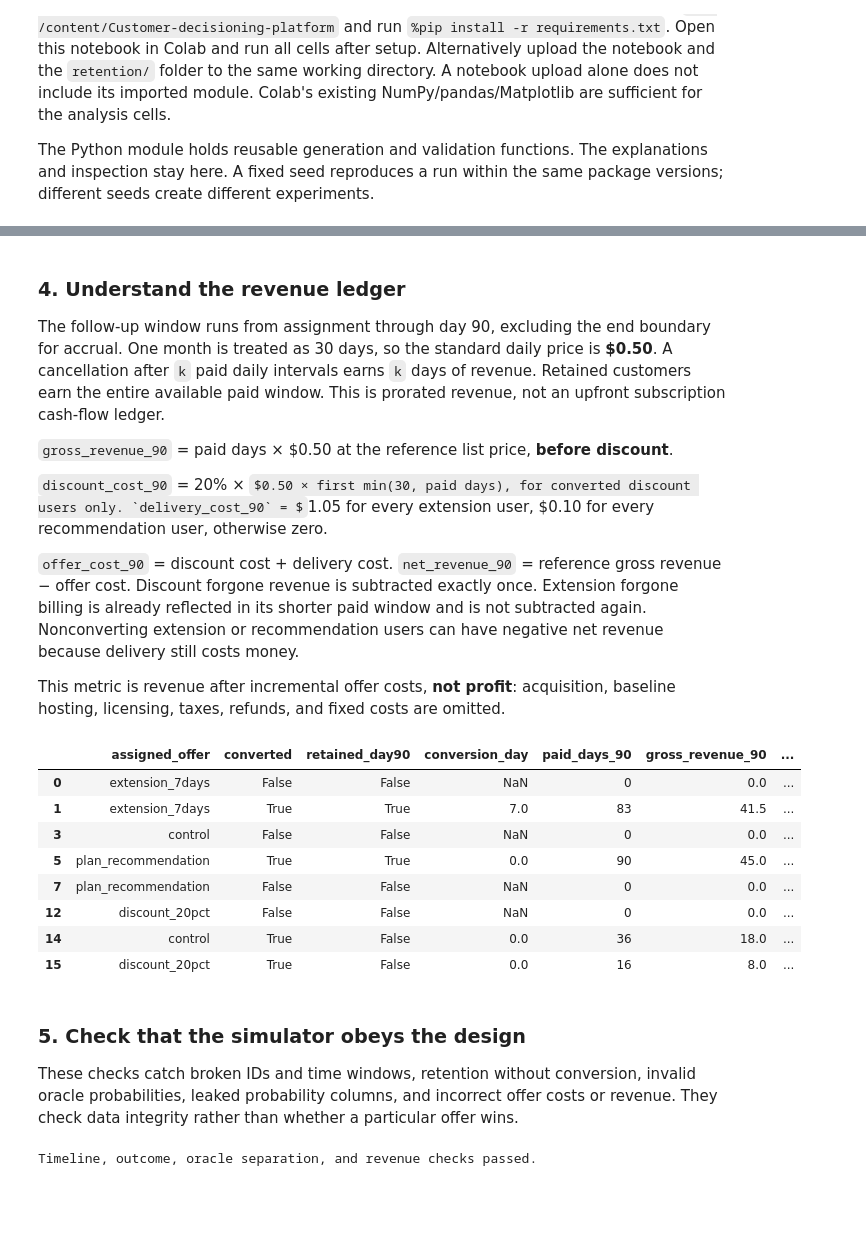
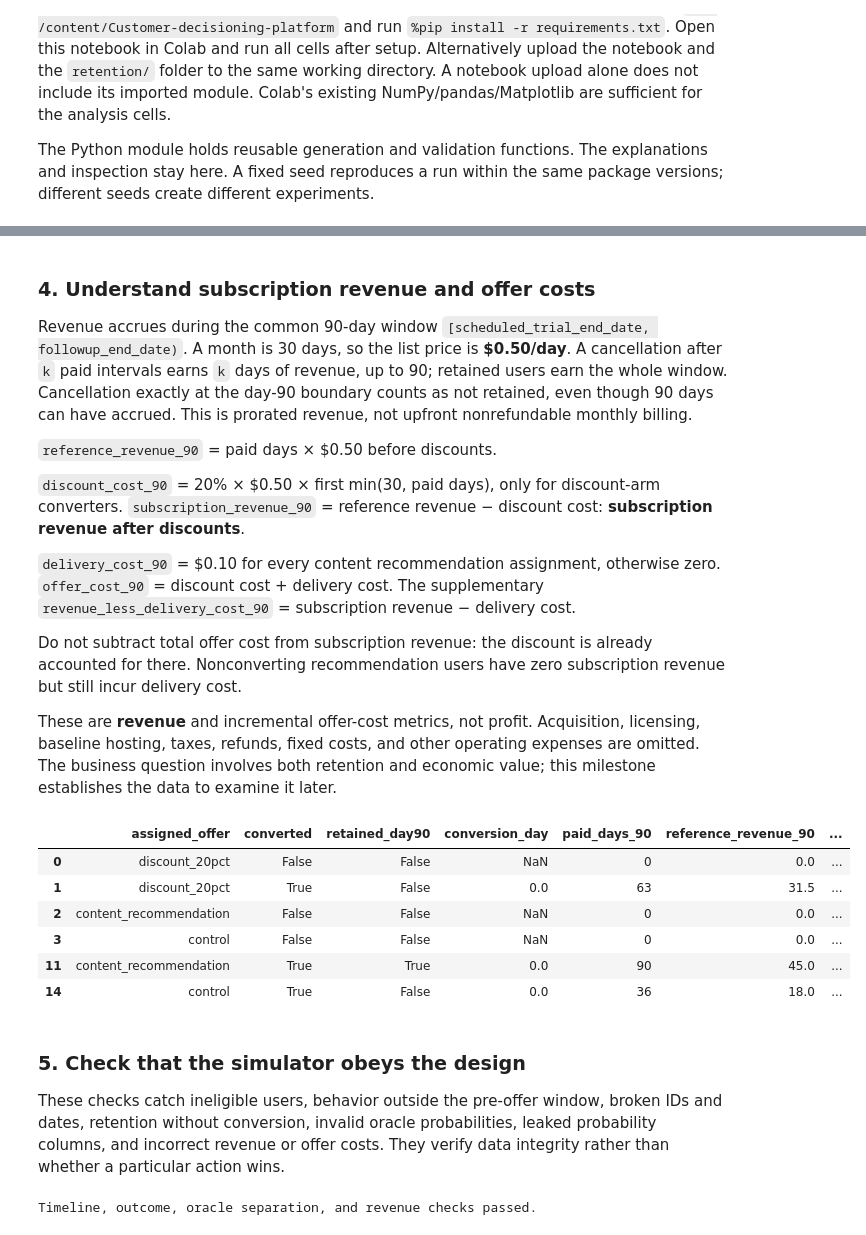
Before and after one commit to KDHAN123/Customer-decisioning-platform, a Jupyter notebook: notebooks/01_synthetic_retention_experiment.ipynb, the cells around one changed output, grey strips where cells are left out. Drawn from its saved outputs; the diff is of its cells as text; code cells hidden in the pictures; some formulas as TeX source; blank space fills up the shorter version.

```diff
--- a/notebooks/01_synthetic_retention_experiment.ipynb
+++ b/notebooks/01_synthetic_retention_experiment.ipynb
@@ -106,35 +122,36 @@ Baseline feature columns: active_days_pre, watch_hours_pre, sports_share_pre, pr
 # %% [markdown]
-### 4. Understand the revenue ledger
+### 4. Understand subscription revenue and offer costs
 
-The follow-up window runs from assignment through day 90, excluding the end boundary for accrual. One month is treated as 30 days, so the standard daily price is **$0.50**. A cancellation after `k` paid daily intervals earns `k` days of revenue. Retained customers earn the entire available paid window. This is prorated revenue, not an upfront subscription cash-flow ledger.
+Revenue accrues during the common 90-day window `[scheduled_trial_end_date, followup_end_date)`. A month is 30 days, so the list price is **$0.50/day**. A cancellation after `k` paid intervals earns `k` days of revenue, up to 90; retained users earn the whole window. Cancellation exactly at the day-90 boundary counts as not retained, even though 90 days can have accrued. This is prorated revenue, not upfront nonrefundable monthly billing.
 
-`gross_revenue_90` = paid days × $0.50 at the reference list price, **before discount**.
+`reference_revenue_90` = paid days × $0.50 before discounts.
 
-`discount_cost_90` = 20% × $0.50 × first min(30, paid days), for converted discount users only. `delivery_cost_90` = $1.05 for every extension user, $0.10 for every recommendation user, otherwise zero.
+`discount_cost_90` = 20% × $0.50 × first min(30, paid days), only for discount-arm converters. `subscription_revenue_90` = reference revenue − discount cost: **subscription revenue after discounts**.
 
-`offer_cost_90` = discount cost + delivery cost. `net_revenue_90` = reference gross revenue − offer cost. Discount forgone revenue is subtracted exactly once. Extension forgone billing is already reflected in its shorter paid window and is not subtracted again. Nonconverting extension or recommendation users can have negative net revenue because delivery still costs money.
+`delivery_cost_90` = $0.10 for every content recommendation assignment, otherwise zero. `offer_cost_90` = discount cost + delivery cost. The supplementary `revenue_less_delivery_cost_90` = subscription revenue − delivery cost.
 
-This metric is revenue after incremental offer costs, **not profit**: acquisition, baseline hosting, licensing, taxes, refunds, and fixed costs are omitted.
+Do not subtract total offer cost from subscription revenue: the discount is already accounted for there. Nonconverting recommendation users have zero subscription revenue but still incur delivery cost.
+
+These are **revenue** and incremental offer-cost metrics, not profit. Acquisition, licensing, baseline hosting, taxes, refunds, fixed costs, and other operating expenses are omitted. The business question involves both retention and economic value; this milestone establishes the data to examine it later.
 # %%
 ledger_columns = ['assigned_offer', 'converted', 'retained_day90', 'conversion_day',
-                  'paid_days_90', 'gross_revenue_90', 'discount_cost_90',
-                  'delivery_cost_90', 'offer_cost_90', 'net_revenue_90']
-# Show converters and nonconverters from each arm without dumping a large dataset.
+                  'paid_days_90', 'reference_revenue_90', 'discount_cost_90',
+                  'subscription_revenue_90', 'delivery_cost_90', 'offer_cost_90',
+                  'revenue_less_delivery_cost_90']
+# Show a converter and nonconverter per group without dumping the dataset.
 display(customers.groupby(['assigned_offer', 'converted'], sort=False).head(1)[ledger_columns].round(2))
 # %% [output]
-|  | assigned_offer | converted | retained_day90 | conversion_day | paid_days_90 | gross_revenue_90 | ... |
-| 0 | extension_7days | False | False | NaN | 0 | 0.0 | ... |
-| 1 | extension_7days | True | True | 7.0 | 83 | 41.5 | ... |
+|  | assigned_offer | converted | retained_day90 | conversion_day | paid_days_90 | reference_revenue_90 | ... |
+| 0 | discount_20pct | False | False | NaN | 0 | 0.0 | ... |
+| 1 | discount_20pct | True | False | 0.0 | 63 | 31.5 | ... |
+| 2 | content_recommendation | False | False | NaN | 0 | 0.0 | ... |
 | 3 | control | False | False | NaN | 0 | 0.0 | ... |
-| 5 | plan_recommendation | True | True | 0.0 | 90 | 45.0 | ... |
-| 7 | plan_recommendation | False | False | NaN | 0 | 0.0 | ... |
-| 12 | discount_20pct | False | False | NaN | 0 | 0.0 | ... |
+| 11 | content_recommendation | True | True | 0.0 | 90 | 45.0 | ... |
 | 14 | control | True | False | 0.0 | 36 | 18.0 | ... |
-| 15 | discount_20pct | True | False | 0.0 | 16 | 8.0 | ... |
 # %% [markdown]
 ### 5. Check that the simulator obeys the design
 
-These checks catch broken IDs and time windows, retention without conversion, invalid oracle probabilities, leaked probability columns, and incorrect offer costs or revenue. They check data integrity rather than whether a particular offer wins.
+These checks catch ineligible users, behavior outside the pre-offer window, broken IDs and dates, retention without conversion, invalid oracle probabilities, leaked probability columns, and incorrect revenue or offer costs. They verify data integrity rather than whether a particular action wins.
 # %%
 validate_experiment(customers, oracle_answer_key)
 print('Timeline, outcome, oracle separation, and revenue checks passed.')
```
Also changed, not shown: parts of 15 cells of this notebook, 4 other files.
